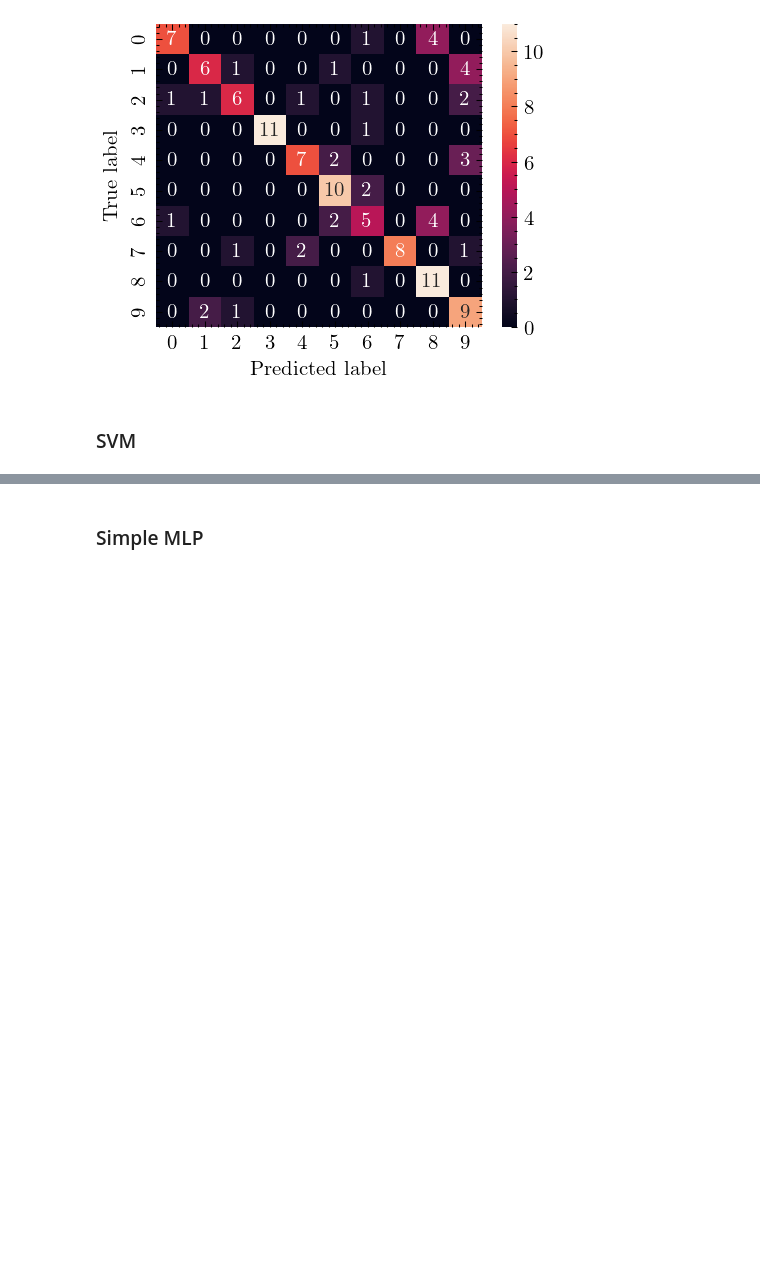
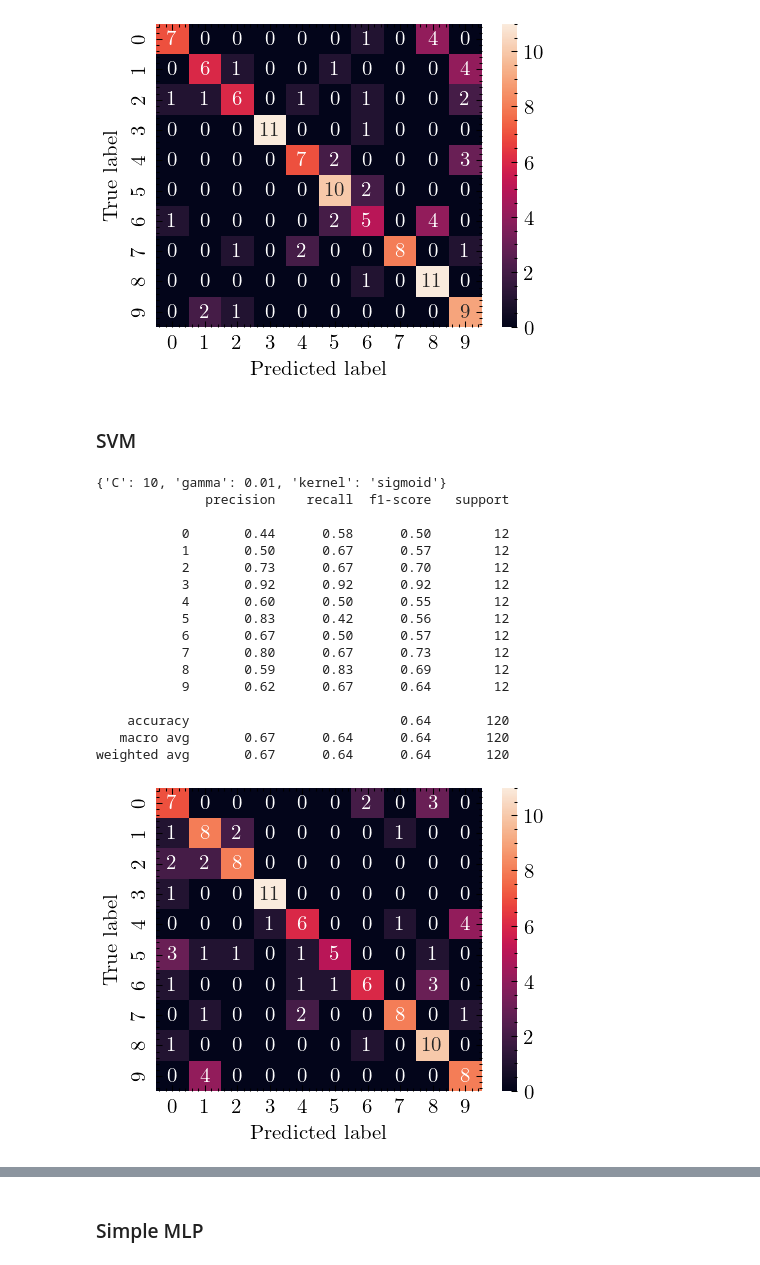
Before and after one commit to FilippoUslenghi/audio-pattern, a Jupyter notebook: project.ipynb, the cells around one changed output, grey strips where cells are left out. Cells and saved outputs as stored; diff of their text form; code cells hidden in the pictures; blank space fills up the shorter version.

```diff
--- a/project.ipynb
+++ b/project.ipynb
@@ -512,6 +512,47 @@ weighted avg       0.70      0.67      0.67       120
 [figure]
 # %% [markdown]
 ### SVM
+# %%
+from sklearn.svm import SVC
+from sklearn.model_selection import GridSearchCV
+
+param_grid = {
+    "C": [0.01, 0.1, 1, 10, 100],
+    "gamma": [0.01, 0.1, 1, 10, 100],
+    "kernel": ["rbf", "poly", "sigmoid"],
+}
+
+grid = GridSearchCV(SVC(), param_grid, refit=True, cv=5)
+grid.fit(X_train, y_train)
+print(grid.best_params_)
+
+y_pred = grid.predict(X_test)
+print(classification_report(y_test, y_pred))
+
+plt.figure(dpi=150)
+sns.heatmap(confusion_matrix(y_test, y_pred), annot=True)
+plt.xlabel("Predicted label")
+plt.ylabel("True label")
+plt.show()
+# %% [output]
+{'C': 10, 'gamma': 0.01, 'kernel': 'sigmoid'}
+              precision    recall  f1-score   support
+
+           0       0.44      0.58      0.50        12
+           1       0.50      0.67      0.57        12
+           2       0.73      0.67      0.70        12
+           3       0.92      0.92      0.92        12
+           4       0.60      0.50      0.55        12
+           5       0.83      0.42      0.56        12
+           6       0.67      0.50      0.57        12
+           7       0.80      0.67      0.73        12
+           8       0.59      0.83      0.69        12
+           9       0.62      0.67      0.64        12
+
+    accuracy                           0.64       120
+   macro avg       0.67      0.64      0.64       120
+weighted avg       0.67      0.64      0.64       120
+[figure, added]
 # %%
 # Train an SVM with rbf kernel
 from sklearn.svm import SVC
```
Also changed, not shown: parts of 2 cells of this notebook.
